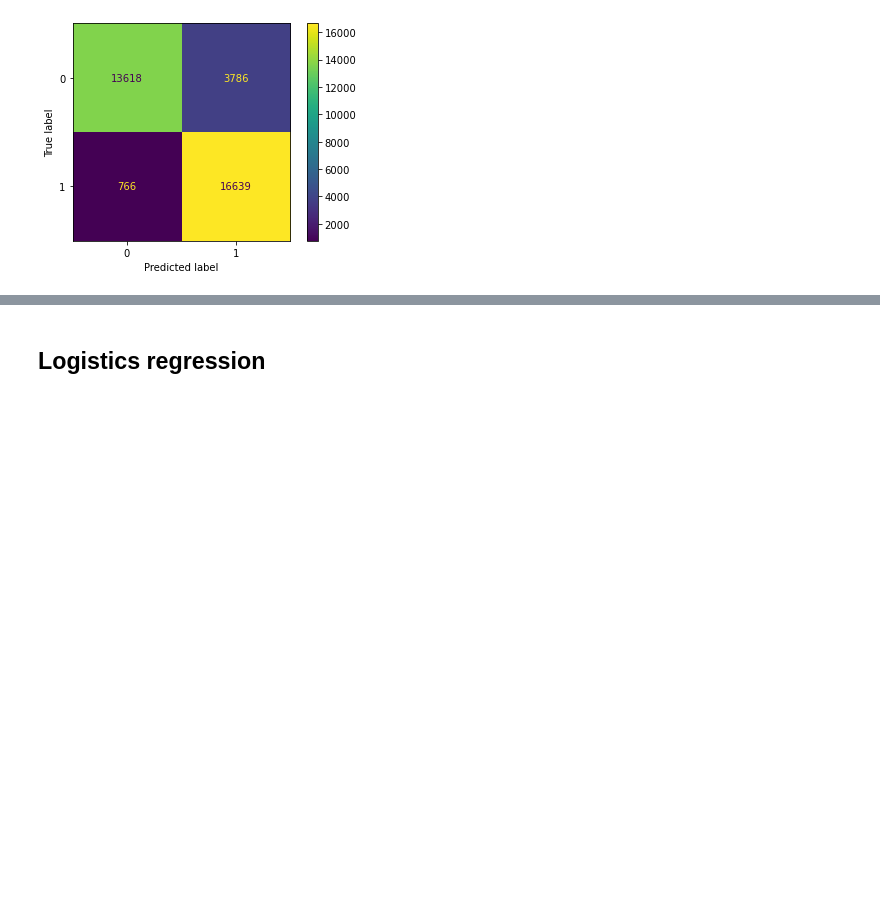
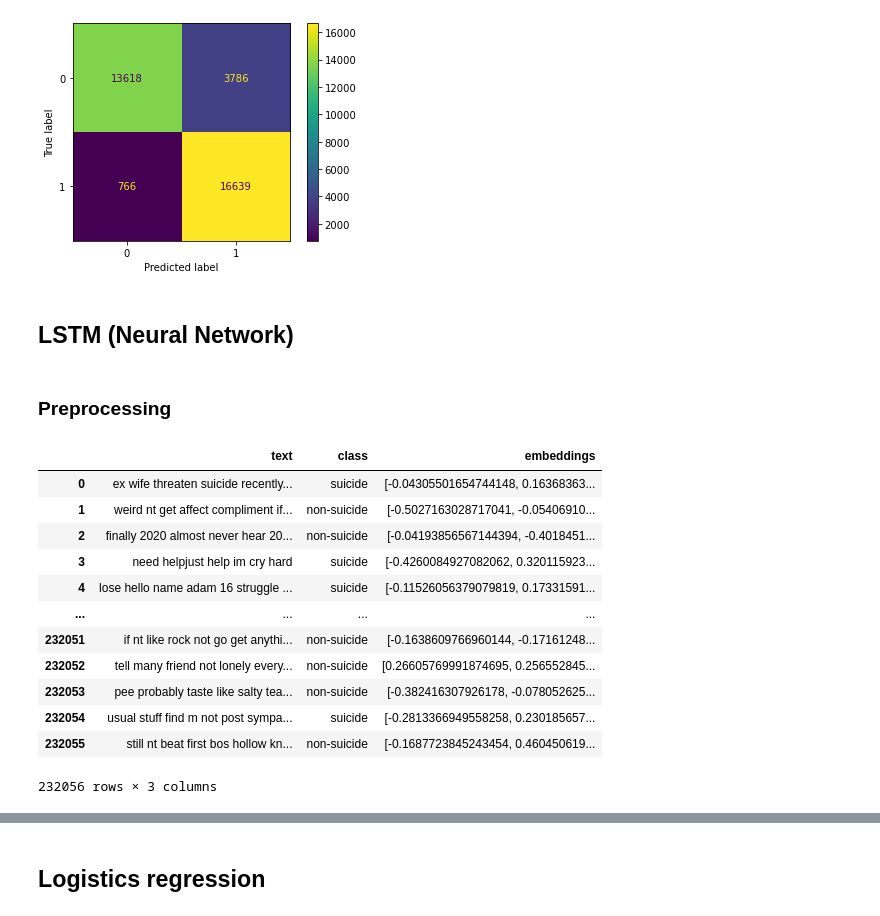
Before and after one commit to zw1010/KeepYourselfSafe, a Jupyter notebook: KeepYourselfSafe.ipynb, the cells around one changed output, grey strips where cells are left out. Drawn from its saved outputs; the diff is of its cells as text; code cells hidden in the pictures; blank space fills up the shorter version.

Commit message:
Add LSTM model (In progess).

```diff
--- a/KeepYourselfSafe.ipynb
+++ b/KeepYourselfSafe.ipynb
@@ -820,3 +822,25 @@ The classification report with metrics:
 weighted avg       0.88      0.87      0.87     34809
 <sklearn.metrics._plot.confusion_matrix.ConfusionMatrixDisplay at 0x...>
 [figure]
+# %% [markdown]
+## LSTM (Neural Network)
+# %% [markdown]
+### Preprocessing
+# %%
+# Read dataset from csv file
+df_lstm = pd.read_csv("../Dataset/Suicide_Detection(After Embeddings).csv")
+df_lstm
+# %% [output]
+|  | text | class | embeddings |
+| 0 | ex wife threaten suicide recently... | suicide | [-0.04305501654744148, 0.16368363... |
+| 1 | weird nt get affect compliment if... | non-suicide | [-0.5027163028717041, -0.05406910... |
+| 2 | finally 2020 almost never hear 20... | non-suicide | [-0.04193856567144394, -0.4018451... |
+| 3 | need helpjust help im cry hard | suicide | [-0.4260084927082062, 0.320115923... |
+| 4 | lose hello name adam 16 struggle ... | suicide | [-0.11526056379079819, 0.17331591... |
+| ... | ... | ... | ... |
+| 232051 | if nt like rock not go get anythi... | non-suicide | [-0.1638609766960144, -0.17161248... |
+| 232052 | tell many friend not lonely every... | non-suicide | [0.26605769991874695, 0.256552845... |
+| 232053 | pee probably taste like salty tea... | non-suicide | [-0.382416307926178, -0.078052625... |
+| 232054 | usual stuff find m not post sympa... | suicide | [-0.2813366949558258, 0.230185657... |
+| 232055 | still nt beat first bos hollow kn... | non-suicide | [-0.1687723845243454, 0.460450619... |
+232056 rows × 3 columns
```
Also changed, not shown: parts of 11 cells of this notebook.
